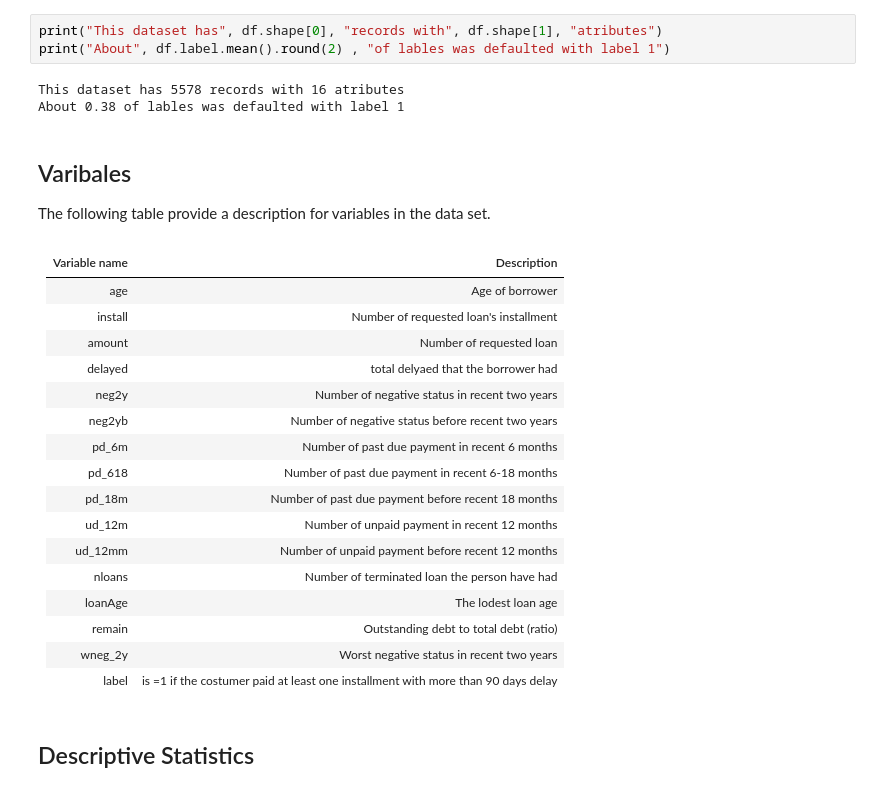
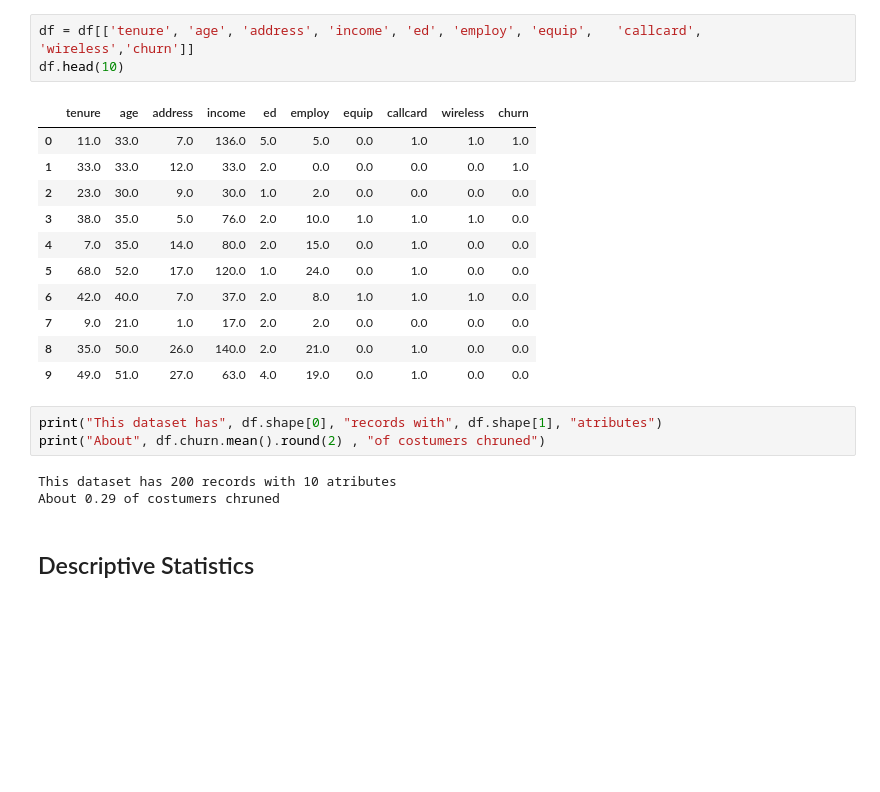
Before and after one commit to rtava/MLProject, a Jupyter notebook: posts/Logistic_Regrssion/Logistic Regression.ipynb, the cells around one changed output. Cells and saved outputs as stored; diff of their text form; blank space fills up the shorter version.

Commit message:
double dataset

```diff
--- a/posts/Logistic_Regrssion/Logistic Regression.ipynb
+++ b/posts/Logistic_Regrssion/Logistic Regression.ipynb
@@ -21,31 +41,23 @@ df = pd.read_csv("C:\\Users\\rtava\\OneDrive\\Documents\\Git\\MLProject\\loans_c
+# %%
+df = df[['tenure', 'age', 'address', 'income', 'ed', 'employ', 'equip',   'callcard', 'wireless','churn']]
+df.head(10)
+# %% [output]
+|  | tenure | age | address | income | ed | employ | equip | callcard | wireless | churn |
+| 0 | 11.0 | 33.0 | 7.0 | 136.0 | 5.0 | 5.0 | 0.0 | 1.0 | 1.0 | 1.0 |
+| 1 | 33.0 | 33.0 | 12.0 | 33.0 | 2.0 | 0.0 | 0.0 | 0.0 | 0.0 | 1.0 |
+| 2 | 23.0 | 30.0 | 9.0 | 30.0 | 1.0 | 2.0 | 0.0 | 0.0 | 0.0 | 0.0 |
+| 3 | 38.0 | 35.0 | 5.0 | 76.0 | 2.0 | 10.0 | 1.0 | 1.0 | 1.0 | 0.0 |
+| 4 | 7.0 | 35.0 | 14.0 | 80.0 | 2.0 | 15.0 | 0.0 | 1.0 | 0.0 | 0.0 |
+| 5 | 68.0 | 52.0 | 17.0 | 120.0 | 1.0 | 24.0 | 0.0 | 1.0 | 0.0 | 0.0 |
+| 6 | 42.0 | 40.0 | 7.0 | 37.0 | 2.0 | 8.0 | 1.0 | 1.0 | 1.0 | 0.0 |
+| 7 | 9.0 | 21.0 | 1.0 | 17.0 | 2.0 | 2.0 | 0.0 | 0.0 | 0.0 | 0.0 |
+| 8 | 35.0 | 50.0 | 26.0 | 140.0 | 2.0 | 21.0 | 0.0 | 1.0 | 0.0 | 0.0 |
+| 9 | 49.0 | 51.0 | 27.0 | 63.0 | 4.0 | 19.0 | 0.0 | 1.0 | 0.0 | 0.0 |
 # %%
 print("This dataset has", df.shape[0], "records with", df.shape[1], "atributes")
-print("About", df.label.mean().round(2) , "of lables was defaulted with label 1")
+print("About", df.churn.mean().round(2) , "of costumers chruned")
 # %% [output]
-This dataset has 5578 records with 16 atributes
-About 0.38 of lables was defaulted with label 1
+This dataset has 200 records with 10 atributes
+About 0.29 of costumers chruned
-# %% [markdown]
-## Varibales
-
-The following table provide a description for variables in the data set.
-# %% [markdown]
-|Variable name |Description|
-|:-----|:-----|
-|age |Age of borrower|
-|install|Number of requested loan's installment|
-|amount|Number of requested loan|
-|delayed| total delyaed that the borrower had|
-|neg2y|Number of negative status in recent two years |
-|neg2yb|Number of negative status before recent two years|
-|pd_6m|Number of past due payment in recent 6 months|
-|pd_618|Number of past due payment in recent 6-18 months|
-|pd_18m|Number of past due payment before recent 18 months|
-|ud_12m|Number of unpaid payment in recent 12 months|
-|ud_12mm|Number of unpaid payment before recent 12 months|
-|nloans|Number of terminated loan the person have had|
-|loanAge| The lodest loan age|
-|remain| Outstanding debt to total debt (ratio)|
-|wneg_2y|Worst negative status in recent two years|
-|label|is =1 if the costumer paid at least one installment with more than 90 days delay|
 # %% [markdown]
 ## Descriptive Statistics
```
Also changed, not shown: parts of 20 cells of this notebook, 15 other files.
